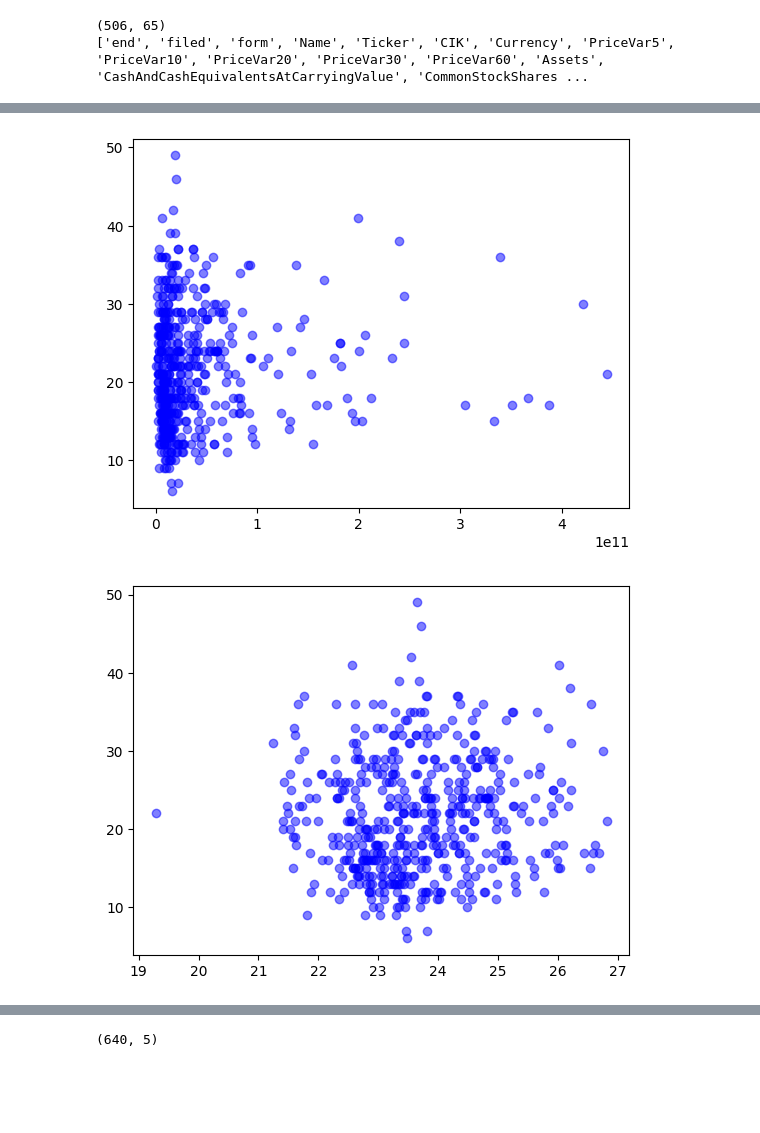
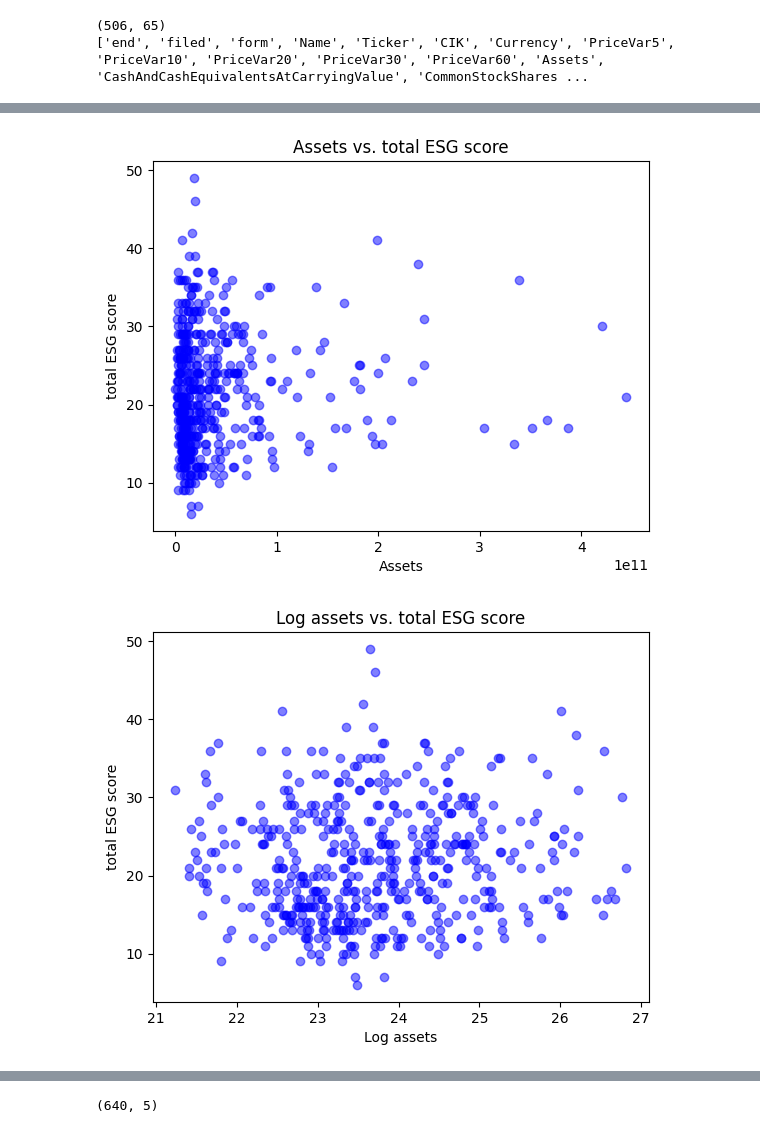
Before and after one commit to pheebini/s-ds491, a Jupyter notebook: SDS_Senior_Project.ipynb, the cells around one changed output, grey strips where cells are left out. Cells and saved outputs as stored; diff of their text form; code cells hidden in the pictures; blank space fills up the shorter version.

```diff
--- a/SDS_Senior_Project.ipynb
+++ b/SDS_Senior_Project.ipynb
@@ -464,21 +475,9 @@ print(list(merged_kaggle_yahoo.columns))
 # %%
+# Renaming a variable to something shorter so the chart looks better
+merged_kaggle_yahoo = merged_kaggle_yahoo.rename(columns={"CashCashEquivalentsRestrictedCashAndRestrictedCashEquivalentsPeriodIncreaseDecreaseIncludingExchangeRateEffect": "CashCashEquivalentsIncludingExchangeRate"})
+
 corr = merged_kaggle_yahoo.corr()
+sns.heatmap(corr) # xticklabels=True, yticklabels=True) # uncomment to see all labels
 
-# PLOT THE ACTUAL CORRELATION MATRIX IN SECOND
-# some big correlations are between the pricevars
-# interestingly one of the biggest correlations is between liabilities and assets / bewteen assets and a lot of things
-# so it's possible that assets can be a stand in for some of these other vars
-# possibly also cash/cashequivalents at carrying value
-
-# also collinarity between the leasing variables
-
-# check on unrecognized tax benefits column as well
-
-# as for total ESG score, highest corrs are price var 60, none of the other variables seem to make that much
-# of a difference. should i try to regress anyways???
-
-pd.DataFrame(np.abs(corr["total ESG score"])).sort_values(by=["total ESG score"], ascending=False)
-
-# look into each of these vars, plot/explore/transform as necessary
-# then pick variables i want to include in regression (things i am seeing stand out + things i think should)
+# print(corr) # uncomment to display values
 # %% [output]
@@ -502,15 +528,20 @@ pd.DataFrame(np.abs(corr["total ESG score"])).sort_values(by=["total ESG score"]
 # %%
-# plot assets and other specific values vs total esg
-# maybe transformation
 plt.scatter(merged_kaggle_yahoo["Assets"], merged_kaggle_yahoo["total ESG score"], c="blue", alpha=0.5)
+plt.title("Assets vs. total ESG score")
+plt.xlabel("Assets")
+plt.ylabel("total ESG score")
 plt.show()
 # %% [output]
-[figure, old version]
+[figure, new version]
 # %%
-# trying log trans
-# try log
+# Removing an outlier # Don't run this code after running other cells
+np.log(merged_kaggle_yahoo["Assets"]).sort_values(ascending=True)[:10] # maybe remove this one ?
+merged_kaggle_yahoo = merged_kaggle_yahoo.drop(labels=32, axis=0)
+
 plt.scatter(np.log(merged_kaggle_yahoo["Assets"]), merged_kaggle_yahoo["total ESG score"], c="blue", alpha=0.5)
+plt.title("Log assets vs. total ESG score")
+plt.xlabel("Log assets")
+plt.ylabel("total ESG score")
 plt.show()
-# maybe outlier - look at that as well to explain corrs better
 # %% [output]
-[figure, old version]
+[figure, new version]
```
Also changed, not shown: parts of 98 cells of this notebook.
